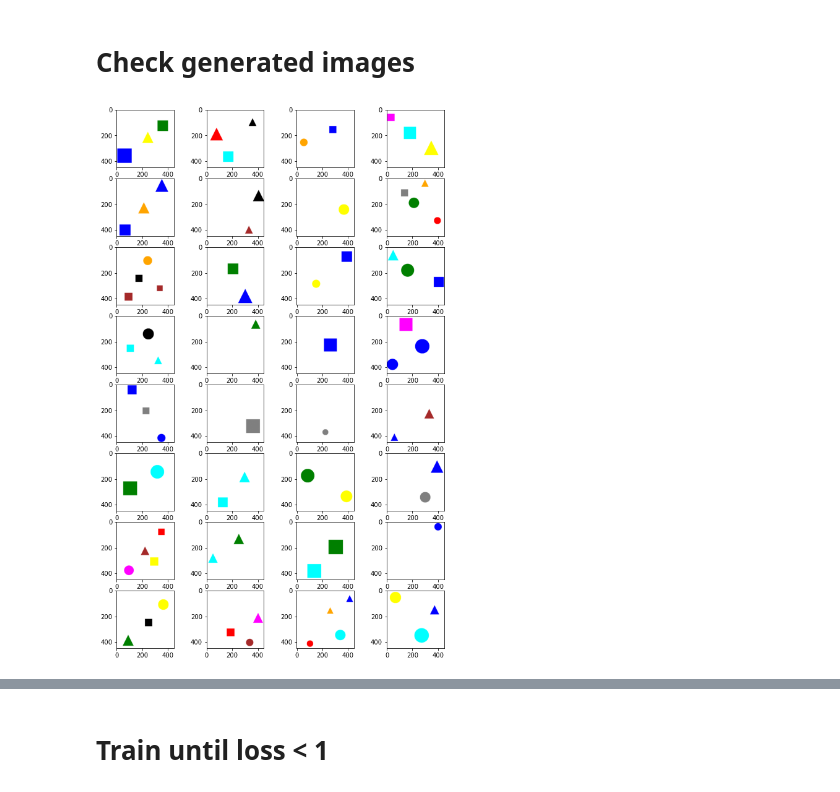
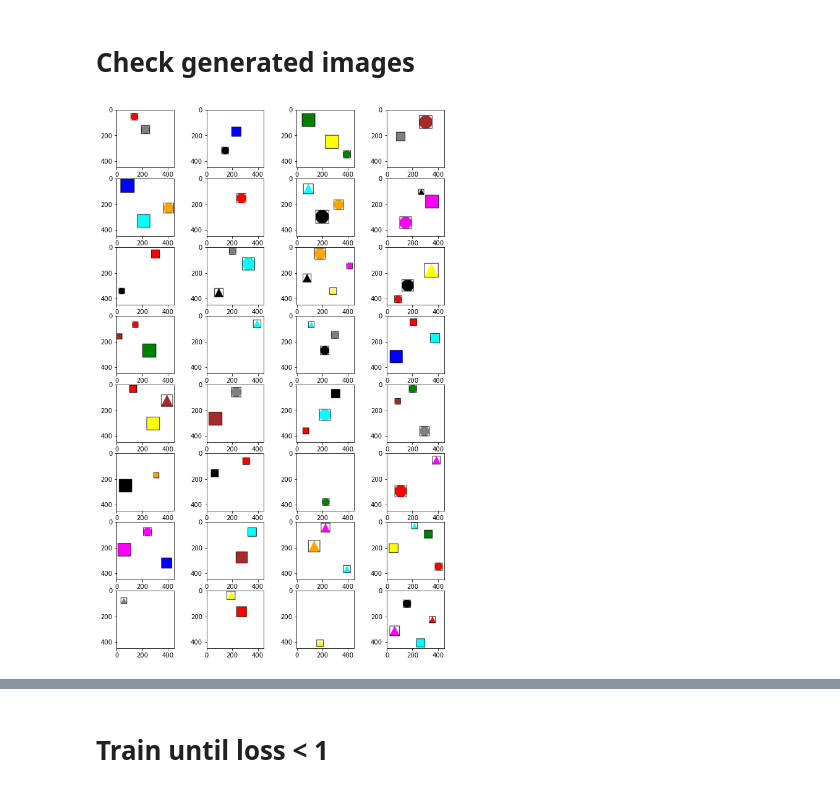
Before and after one commit to stefanhuber/tiny-yolo-v1, a Jupyter notebook: Train.ipynb, the cells around one changed output, grey strips where cells are left out. Drawn from its saved outputs; the diff is of its cells as text; code cells hidden in the pictures.

```diff
--- a/Train.ipynb
+++ b/Train.ipynb
@@ -11,11 +13,11 @@ generator = get_generator(image_size=(448, 448), batch_size=32)
 # %%
 fig, axes = plt.subplots(8, 4, figsize=(10, 16))
 
 batch = next(generator())
 
 for index in range(32):
-    axes[index//4, index%4].imshow(batch[0][index])
+    axes[index//4, index%4].imshow(draw_bounding_boxes_from_tensor(batch[0][index] * 255., batch[1][index]))
 
 plt.show()
 # %% [output]
-[figure, old version]
+[figure, new version]
```
Also changed, not shown: parts of 11 cells of this notebook, 3 other files.
